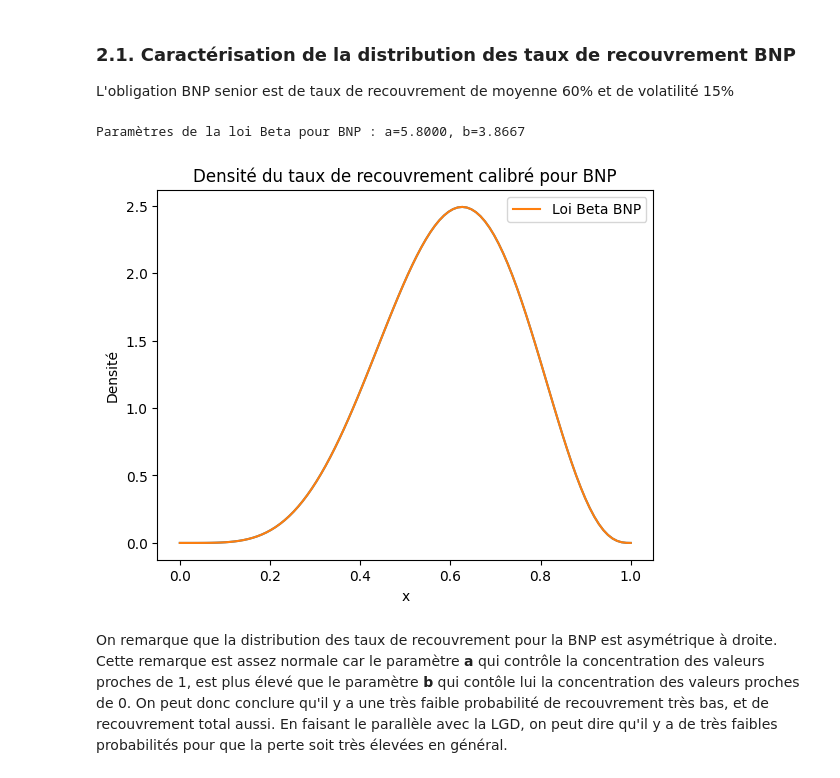
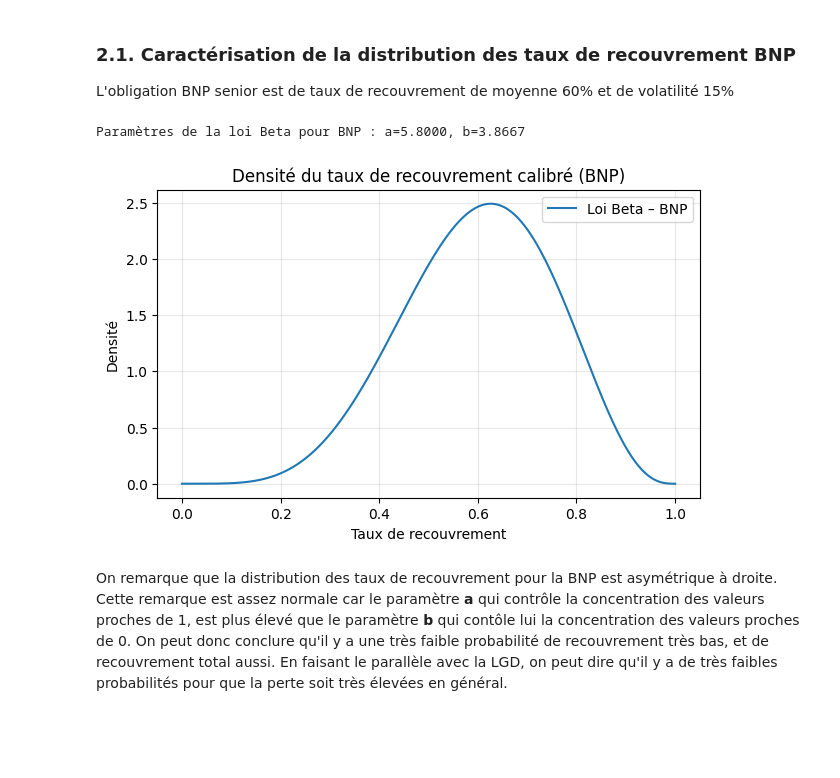
Before and after one commit to Pascale29/GESTION-DES-RISQUES-MULTIPLES, a Jupyter notebook: projet.ipynb, the cells around one changed output. Saved outputs shown, nothing was run; the diff lists cells and outputs as text; code cells hidden in the pictures; blank space fills up the shorter version.

Commit message:
Modif graphiques

```diff
--- a/projet.ipynb
+++ b/projet.ipynb
@@ -92,32 +92,35 @@ L'obligation BNP senior est de taux de recouvrement de moyenne 60% et de volatil
 # %%
 # Paramètres de la distribution BNP
 mu_bnp = 0.6
 sigma_bnp = 0.15
 
 # Fonction de calibration de la distribution beta par la méthode des moments
 def calibration_loi_beta(mu, sigma):
     k = (mu * (1 - mu) / (sigma**2)) - 1
     a = mu * k
     b = (1 - mu) * k
     return a, b
 
 # Calibration de la loi beta pour BNP
 a_bnp, b_bnp = calibration_loi_beta(mu_bnp, sigma_bnp)
 print(f"Paramètres de la loi Beta pour BNP : a={a_bnp:.4f}, b={b_bnp:.4f}")
 
 # Représentation de la densité de la loi beta calibrée
-x = np.linspace(0,1,100)
-y_BNP = beta.pdf(x, a_bnp, b_bnp)
-plt.plot(x,y_BNP)
-plt.plot(x, y_BNP, label='Loi Beta BNP')
-plt.title('Densité du taux de recouvrement calibré pour BNP')
-plt.xlabel('x')
+x = np.linspace(0, 1, 1000)
+y_bnp = beta.pdf(x, a_bnp, b_bnp)
+
+# Plot
+plt.figure(figsize=(7,4))
+plt.plot(x, y_bnp, label='Loi Beta – BNP')
+plt.title('Densité du taux de recouvrement calibré (BNP)')
+plt.xlabel('Taux de recouvrement')
 plt.ylabel('Densité')
 plt.legend()
+plt.grid(alpha=0.3)
 plt.show()
 # %% [output]
 Paramètres de la loi Beta pour BNP : a=5.8000, b=3.8667
-[figure, old version]
+[figure, new version]
 # %% [markdown]
 On remarque que la distribution des taux de recouvrement pour la BNP est asymétrique à droite. Cette remarque est assez normale car le paramètre **a** qui contrôle la concentration des valeurs proches de 1, est plus élevé que le paramètre **b** qui contôle lui la concentration des valeurs proches de 0. On peut donc conclure qu'il y a une très faible probabilité de recouvrement très bas, et de recouvrement total aussi. En faisant le parallèle avec la LGD, on peut dire qu'il y a de très faibles probabilités pour que la perte soit très élevées en général.
 # %% [markdown]
```
Also changed, not shown: parts of 2 cells of this notebook, 1 other file.
